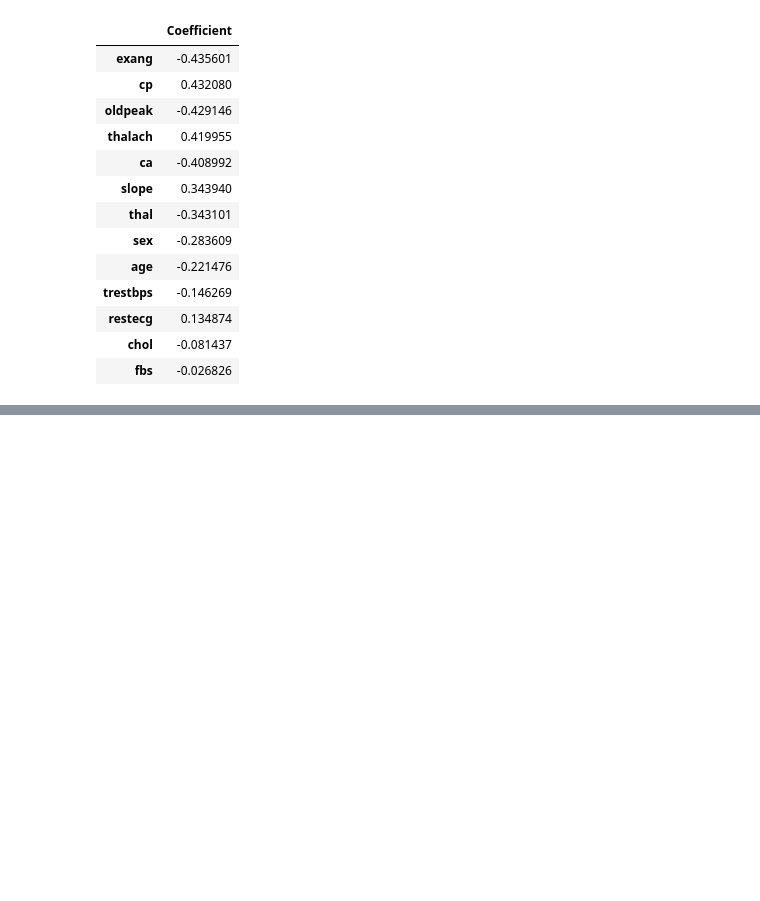
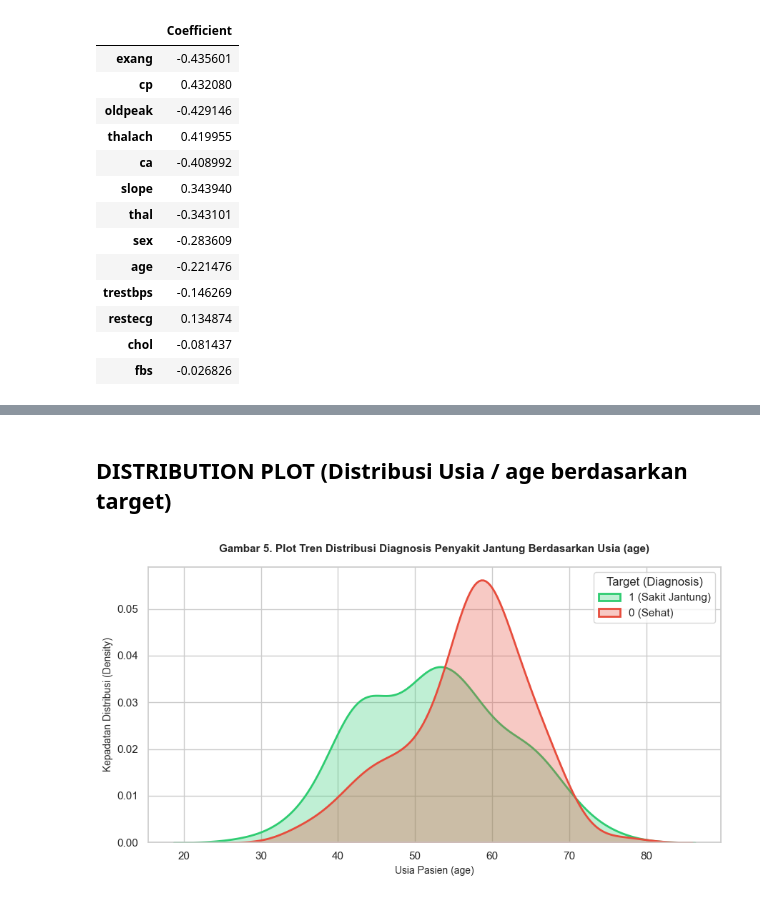
Before and after one commit to ZicoDiegoRR/tugas_kelompok_datmin, a Jupyter notebook: Analisis Korelasi Antara Fitur dan Label pada Dataset Penyakit Jantung_5054251020_5054251023_5054251035.ipynb, the cells around one changed output, grey strips where cells are left out. Saved outputs shown, nothing was run; the diff lists cells and outputs as text; code cells hidden in the pictures; blank space fills up the shorter version.

```diff
--- a/Analisis Korelasi Antara Fitur dan Label pada Dataset Penyakit Jantung_5054251020_5054251023_5054251035.ipynb
+++ b/Analisis Korelasi Antara Fitur dan Label pada Dataset Penyakit Jantung_5054251020_5054251023_5054251035.ipynb
@@ -216,0 +240,23 @@ display(series_corr_data)
+# %% [markdown]
+## DISTRIBUTION PLOT (Distribusi Usia / age berdasarkan target)
+# %%
+plt.figure(figsize=(9, 5))
+
+sns.kdeplot(
+    data=data,
+    x='age',
+    hue='target',
+    palette={0: '#e74c3c', 1: '#2ecc71'},
+    common_norm=False,
+    fill=True,
+    alpha=0.3,
+    linewidth=2
+)
+
+plt.title('Plot Tren Distribusi Diagnosis Penyakit Jantung Berdasarkan Usia (age)', fontsize=11, fontweight='bold', pad=15)
+plt.xlabel('Usia Pasien (age)', fontsize=10)
+plt.ylabel('Kepadatan Distribusi (Density)', fontsize=10)
+plt.legend(title='Target (Diagnosis)', labels=['1 (Sakit Jantung)', '0 (Sehat)'], loc='upper right')
+plt.tight_layout()
+# %% [output]
+[figure, added]
```
Also changed, not shown: parts of 8 cells of this notebook.
